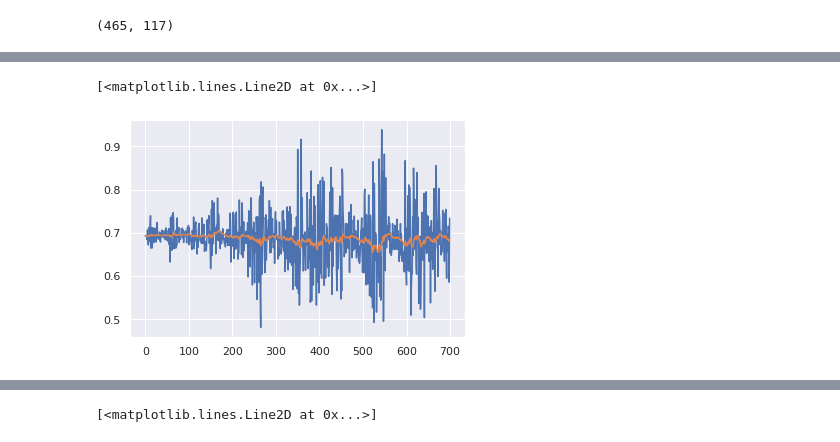
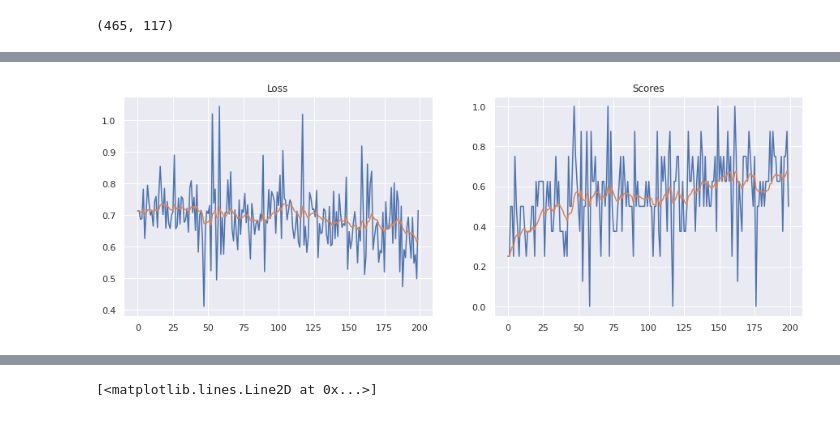
Before and after one commit to MIchaelKa/rsna-brain-tumor, a Jupyter notebook: rsna-brain-tumor-train.ipynb, the cells around one changed output, grey strips where cells are left out. Cells and saved outputs as stored; diff of their text form; code cells hidden in the pictures.

Commit message:
[collab] Training + Validation.

```diff
--- a/rsna-brain-tumor-train.ipynb
+++ b/rsna-brain-tumor-train.ipynb
@@ -151,8 +150,8 @@ To https://github.com/MIchaelKa/rsna-brain-tumor.git
 IMG_SIZE = 256
 
 # TODO add isCollab check
-PATH_TO_DATA = './data/'
-# PATH_TO_DATA = '/content/'
+# PATH_TO_DATA = './data/'
+PATH_TO_DATA = '/content/'
 
 IMG_PATH_TRAIN = os.path.join(PATH_TO_DATA, 'rsna-brain-tumor-data', 'train')
 IMG_PATH_TEST = os.path.join(PATH_TO_DATA, 'rsna-brain-tumor-data', 'test')
@@ -528,10 +523,11 @@ We will use the GPU: Tesla T4
 # %%
-max_iter = 50
-print_every = 10
+max_iter = 300
+print_every = 20
 
 seed_everything(seed)
 
-model = Simple3DNet().to(device)
+# model = Simple3DNet().to(device)
+model = ResNet3D().to(device)
 
 learning_rate = 0.001
 weight_decay = 0
@@ -684,7 +704,8 @@ len(train_dataset), len(valid_dataset)
 # %% [output]
 (465, 117)
 # %%
-train_loader = DataLoader(train_dataset, batch_size=4, shuffle=True)
-valid_loader = DataLoader(valid_dataset, batch_size=4, shuffle=True)
+batch_size = 8
+train_loader = DataLoader(train_dataset, batch_size=batch_size, shuffle=True)
+valid_loader = DataLoader(valid_dataset, batch_size=batch_size, shuffle=False)
 len(train_loader), len(valid_loader)
 # %% [output]
@@ -692,10 +713,11 @@ len(train_loader), len(valid_loader)
 # %%
-max_iter = 700
-print_every = 10
+max_iter = 200
+print_every = 20
 
 seed_everything(seed)
 
-model = Simple3DNet().to(device)
+# model = Simple3DNet().to(device)
+model = ResNet3D().to(device)
 
 learning_rate = 0.001
 weight_decay = 0
@@ -716,9 +738,13 @@ optimizer = torch.optim.SGD(
 #     weight_decay=weight_decay,
 # )
 
-loss_meter, score_meter = train_num_iter(
-    model, device, train_loader, criterion, optimizer,
-    max_iter=max_iter,
+valid_iters = [50, 100, 150, max_iter-1]
+
+train_info = train_num_iter(
+    model, device,
+    train_loader, valid_loader,
+    criterion, optimizer,
+    max_iter=max_iter, valid_iters=valid_iters,
     print_every=print_every
 )
 # %% [output]
@@ -742,7 +766,6 @@ loss_meter, score_meter = train_num_iter(
 # %%
-plt.plot(loss_meter.history)
-plt.plot(loss_meter.moving_average(0.95))
-# plt.plot(loss_meter.moving_average(0.5))
+loss_meter = train_info['train_loss_meter']
+score_meter = train_info['train_score_meter']
+show_trainig_results(loss_meter, score_meter)
 # %% [output]
-[<matplotlib.lines.Line2D at 0x...>]
-[figure, old version]
+[figure, new version]
```
Also changed, not shown: parts of 36 cells of this notebook, 4 other files.
